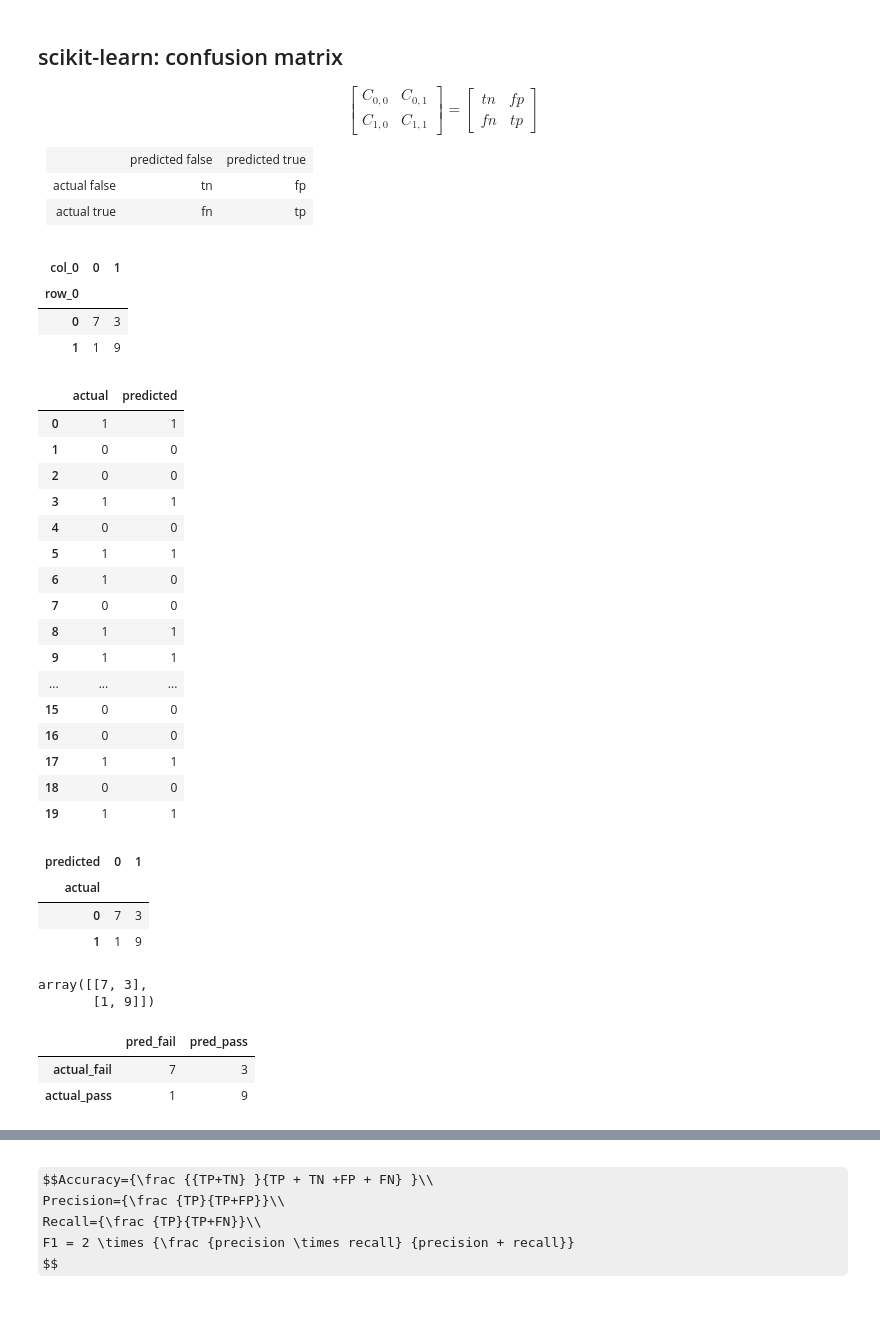
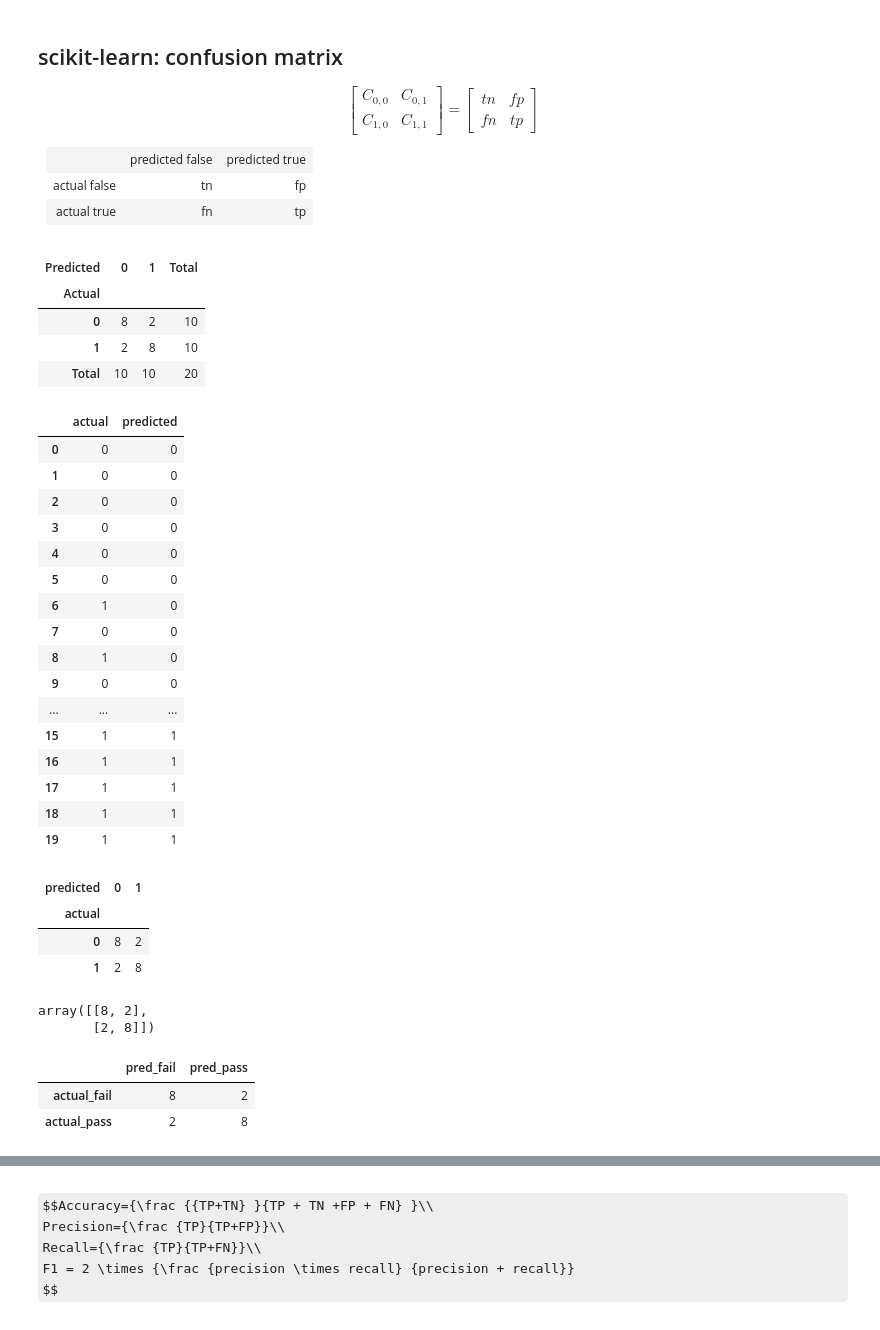
Before and after one commit to prasertcbs/scikitlearn_tutorial, a Jupyter notebook: notebook/sklearn_confusion_matrix_concept.ipynb, the cells around one changed output, grey strips where cells are left out. Cells and saved outputs as stored; diff of their text form; code cells hidden in the pictures; some formulas as TeX source.

```diff
--- a/notebook/sklearn_confusion_matrix_concept.ipynb
+++ b/notebook/sklearn_confusion_matrix_concept.ipynb
@@ -52,3 +55,6 @@ X_train, X_test, y_train, y_test = train_test_split(df[['Hours']], df.Pass, test
+# %%
+X_train = df[['Hours']]
+y_train = df.Pass
 # %%
 X_train # pandas DataFrame
 # %% [output]
@@ -171,50 +183,51 @@ $$
 </tr>
 <table>
 # %%
-pd.crosstab(y_train.values, predicted)
+pd.crosstab(y_train, predicted, rownames=['Actual'], colnames=['Predicted'], margins=True, margins_name='Total')
 # %% [output]
-| col_0 | 0 | 1 |
-| row_0 |  |  |
-| 0 | 7 | 3 |
-| 1 | 1 | 9 |
+| Predicted | 0 | 1 | Total |
+| Actual |  |  |  |
+| 0 | 8 | 2 | 10 |
+| 1 | 2 | 8 | 10 |
+| Total | 10 | 10 | 20 |
 # %%
 dd=pd.DataFrame({'actual': y_train.values, 'predicted': predicted})
 dd
 # %% [output]
 |  | actual | predicted |
-| 0 | 1 | 1 |
+| 0 | 0 | 0 |
 | 1 | 0 | 0 |
 | 2 | 0 | 0 |
-| 3 | 1 | 1 |
+| 3 | 0 | 0 |
 | 4 | 0 | 0 |
-| 5 | 1 | 1 |
+| 5 | 0 | 0 |
 | 6 | 1 | 0 |
 | 7 | 0 | 0 |
-| 8 | 1 | 1 |
-| 9 | 1 | 1 |
+| 8 | 1 | 0 |
+| 9 | 0 | 0 |
 | ... | ... | ... |
-| 15 | 0 | 0 |
-| 16 | 0 | 0 |
+| 15 | 1 | 1 |
+| 16 | 1 | 1 |
 | 17 | 1 | 1 |
-| 18 | 0 | 0 |
+| 18 | 1 | 1 |
 | 19 | 1 | 1 |
 # %%
 pd.crosstab(dd['actual'], dd['predicted'])
 # %% [output]
 | predicted | 0 | 1 |
 | actual |  |  |
-| 0 | 7 | 3 |
-| 1 | 1 | 9 |
+| 0 | 8 | 2 |
+| 1 | 2 | 8 |
 # %%
 metrics.confusion_matrix(y_train, predicted)
 # %% [output]
-array([[7, 3],
-       [1, 9]])
+array([[8, 2],
+       [2, 8]])
 # %%
 pd.DataFrame(metrics.confusion_matrix(y_train, predicted),
              columns=['pred_fail', 'pred_pass'],
              index=['actual_fail', 'actual_pass'])
 # %% [output]
 |  | pred_fail | pred_pass |
-| actual_fail | 7 | 3 |
-| actual_pass | 1 | 9 |
+| actual_fail | 8 | 2 |
+| actual_pass | 2 | 8 |
```
Also changed, not shown: parts of 27 cells of this notebook.
